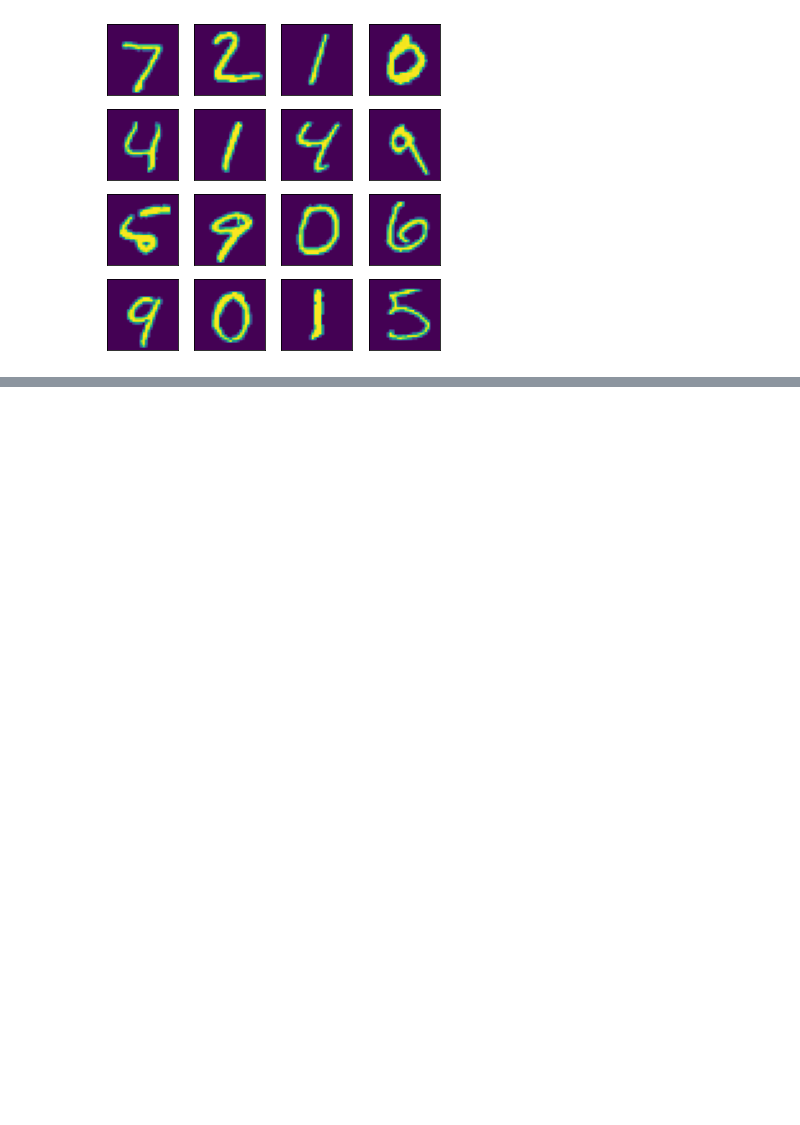
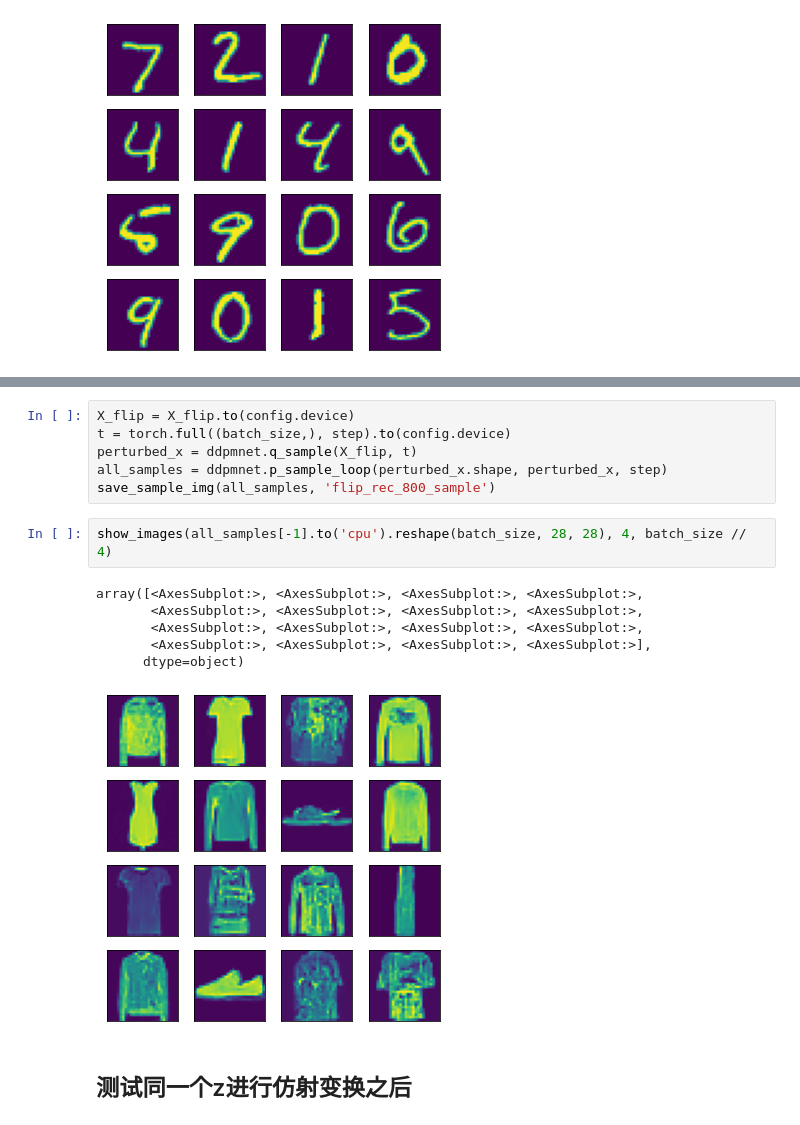
Before and after one commit to xuekt98/GenerativeModels, a Jupyter notebook: DDPM.ipynb, the cells around one changed output, grey strips where cells are left out. Saved outputs shown, nothing was run; the diff lists cells and outputs as text; blank space fills up the shorter version.

```diff
--- a/DDPM.ipynb
+++ b/DDPM.ipynb
@@ -163,0 +211,17 @@ save_sample_img(all_samples, 'unrelated_perturb_sample')
+# %%
+X_flip = X_flip.to(config.device)
+t = torch.full((batch_size,), step).to(config.device)
+perturbed_x = ddpmnet.q_sample(X_flip, t)
+all_samples = ddpmnet.p_sample_loop(perturbed_x.shape, perturbed_x, step)
+save_sample_img(all_samples, 'flip_rec_800_sample')
+# %%
+show_images(all_samples[-1].to('cpu').reshape(batch_size, 28, 28), 4, batch_size // 4)
+# %% [output]
+array([<AxesSubplot:>, <AxesSubplot:>, <AxesSubplot:>, <AxesSubplot:>,
+       <AxesSubplot:>, <AxesSubplot:>, <AxesSubplot:>, <AxesSubplot:>,
+       <AxesSubplot:>, <AxesSubplot:>, <AxesSubplot:>, <AxesSubplot:>,
+       <AxesSubplot:>, <AxesSubplot:>, <AxesSubplot:>, <AxesSubplot:>],
+      dtype=object)
+[figure, added]
+# %% [markdown]
+## 测试同一个z进行仿射变换之后
```
Also changed, not shown: parts of 12 cells of this notebook, 27 other files.
